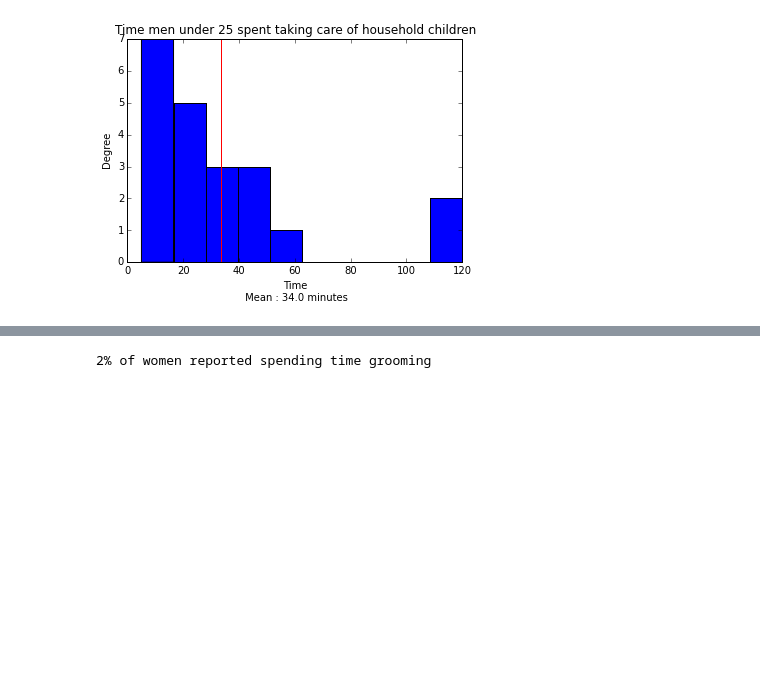
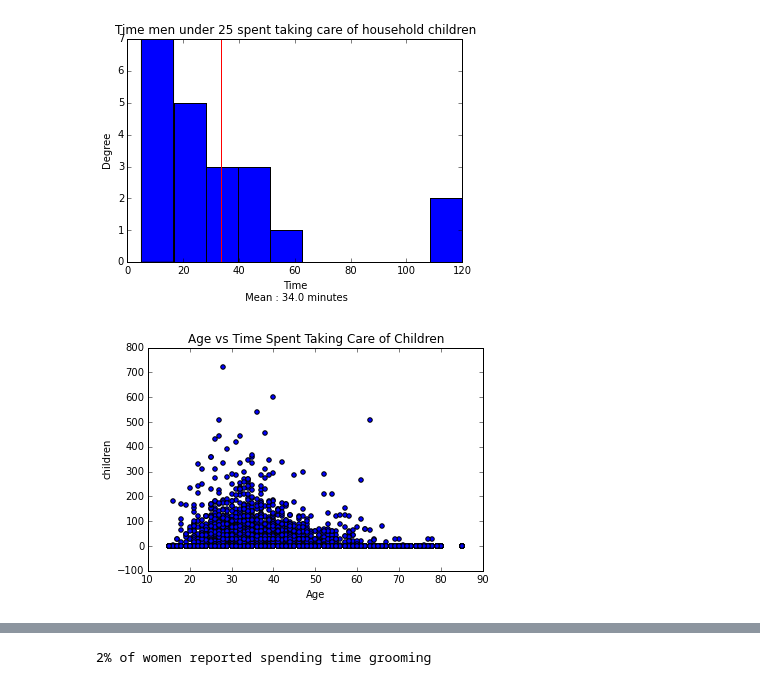
Before and after one commit to andrewmpierce/time-analysis, a Jupyter notebook: Final_ATUS.ipynb, the cells around one changed output, grey strips where cells are left out. Saved outputs shown, nothing was run; the diff lists cells and outputs as text; code cells hidden in the pictures; blank space fills up the shorter version.

```diff
--- a/Final_ATUS.ipynb
+++ b/Final_ATUS.ipynb
@@ -13,7 +13,7 @@ pd.options.display.max_columns = 999
 atussum = pd.read_csv('data/atussum_2014.dat')
 # %%
 corr = atussum.corr()
-atussum.rename(columns={'TEAGE':'Age', 'TESEX':'Sex', 'tucaseid':'ID', 't050101':'working', 't010101':'sleeping'}, inplace=True)
+atussum.rename(columns={'TEAGE':'Age', 'TESEX':'Sex', 'tucaseid':'ID', 't050101':'working', 't010101':'sleeping', 't010201':'Grooming', 't060101':'Class', 't060301':'studying', 't030101':'children'}, inplace=True)
 w_data = atussum[atussum.Sex == 2]
 yw_data = w_data[w_data.Age < 26]
 m_data = atussum[atussum.Sex == 1]
@@ -114,3 +114,8 @@ plt.show()
 # %% [output]
 3% of men under 25 reported spending time taking care of household children
 [figure]
+# %%
+atussum.plot(kind = 'scatter', x = 'Age', y = 'children', title = 'Age vs Time Spent Taking Care of Children')
+plt.show()
+# %% [output]
+[figure, added]
```
Also changed, not shown: parts of 14 cells of this notebook.
